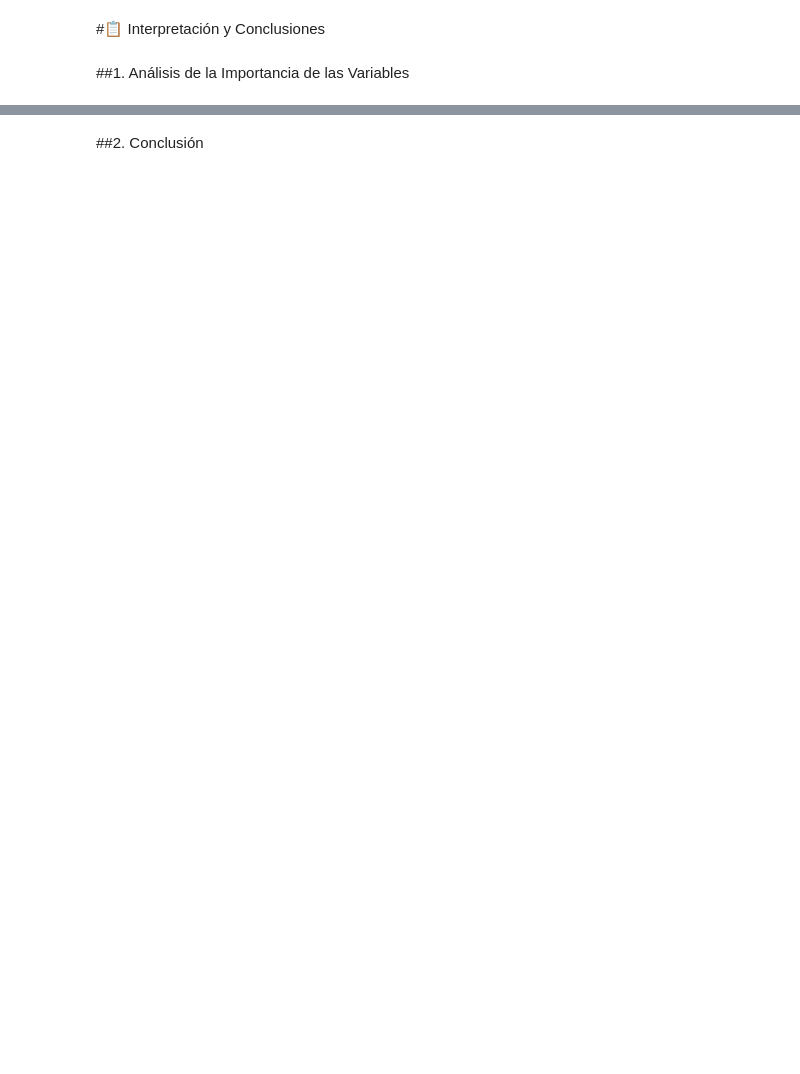
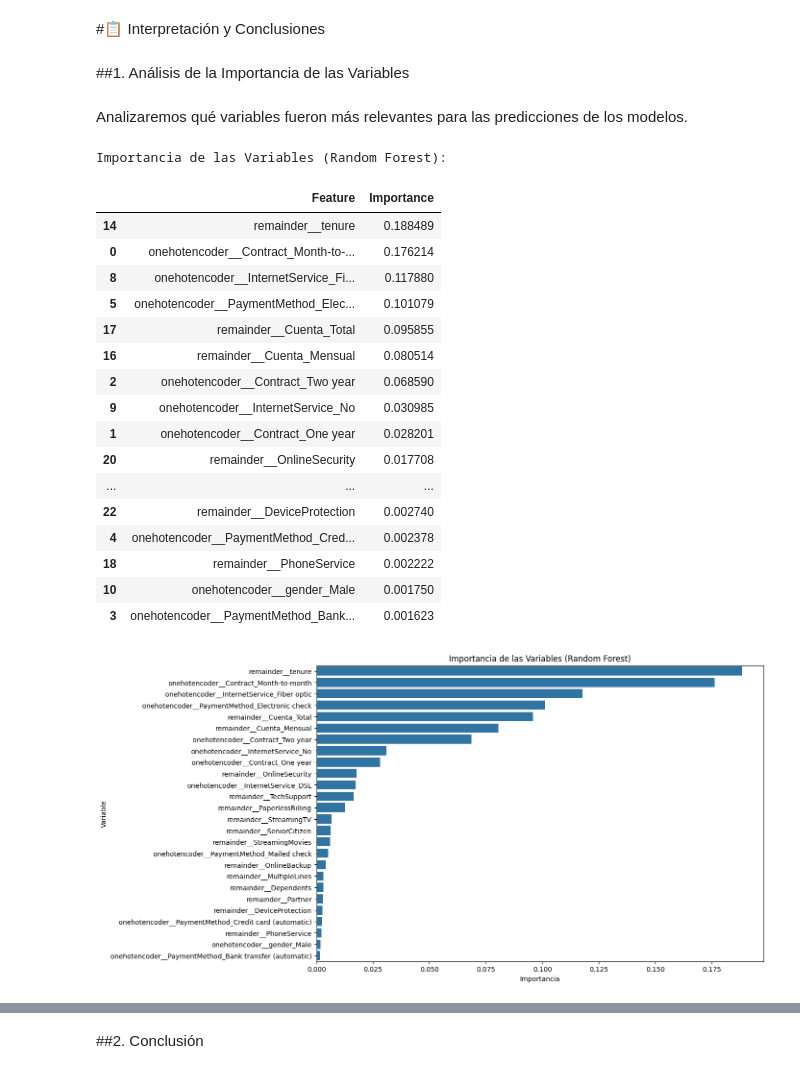
Before and after one commit to pablocelva/challenge-telecom-x-parte-2, a Jupyter notebook: TelecomX_LATAM_parte_2.ipynb, the cells around one changed output, grey strips where cells are left out. Cells and saved outputs as stored; diff of their text form; code cells hidden in the pictures; blank space fills up the shorter version.

```diff
--- a/TelecomX_LATAM_parte_2.ipynb
+++ b/TelecomX_LATAM_parte_2.ipynb
@@ -405,3 +506,42 @@ y_pred_knn = modelo_knn.predict(X_test)
 #📋 Interpretación y Conclusiones
 # %% [markdown]
 ##1. Análisis de la Importancia de las Variables
+# %% [markdown]
+Analizaremos qué variables fueron más relevantes para las predicciones de los modelos.
+# %%
+feature_importances = modelo_random_forest.feature_importances_
+
+feature_names = X_train.columns
+
+importance_df = pd.DataFrame({'Feature': feature_names, 'Importance': feature_importances})
+importance_df = importance_df.sort_values(by='Importance', ascending=False)
+
+print("Importancia de las Variables (Random Forest):")
+display(importance_df)
+
+plt.figure(figsize=(12, 8))
+sns.barplot(x='Importance', y='Feature', data=importance_df)
+plt.title('Importancia de las Variables (Random Forest)')
+plt.xlabel('Importancia')
+plt.ylabel('Variable')
+plt.show()
+# %% [output]
+Importancia de las Variables (Random Forest):
+|  | Feature | Importance |
+| 14 | remainder__tenure | 0.188489 |
+| 0 | onehotencoder__Contract_Month-to-... | 0.176214 |
+| 8 | onehotencoder__InternetService_Fi... | 0.117880 |
+| 5 | onehotencoder__PaymentMethod_Elec... | 0.101079 |
+| 17 | remainder__Cuenta_Total | 0.095855 |
+| 16 | remainder__Cuenta_Mensual | 0.080514 |
+| 2 | onehotencoder__Contract_Two year | 0.068590 |
+| 9 | onehotencoder__InternetService_No | 0.030985 |
+| 1 | onehotencoder__Contract_One year | 0.028201 |
+| 20 | remainder__OnlineSecurity | 0.017708 |
+| ... | ... | ... |
+| 22 | remainder__DeviceProtection | 0.002740 |
+| 4 | onehotencoder__PaymentMethod_Cred... | 0.002378 |
+| 18 | remainder__PhoneService | 0.002222 |
+| 10 | onehotencoder__gender_Male | 0.001750 |
+| 3 | onehotencoder__PaymentMethod_Bank... | 0.001623 |
+[figure, added]
```
Also changed, not shown: parts of 6 cells of this notebook.
